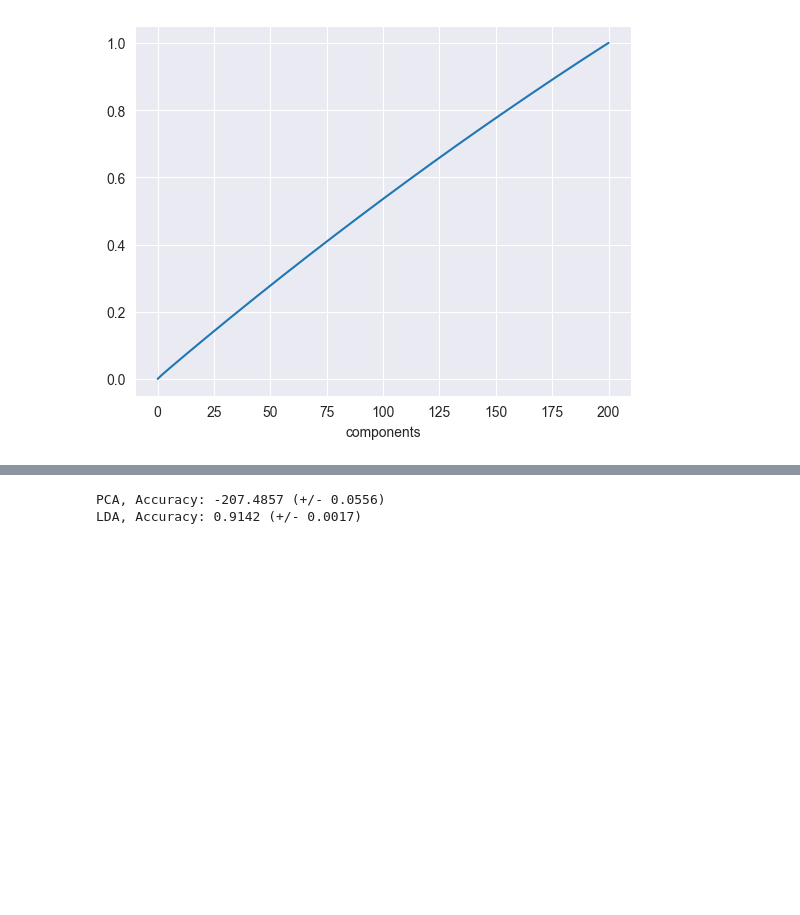
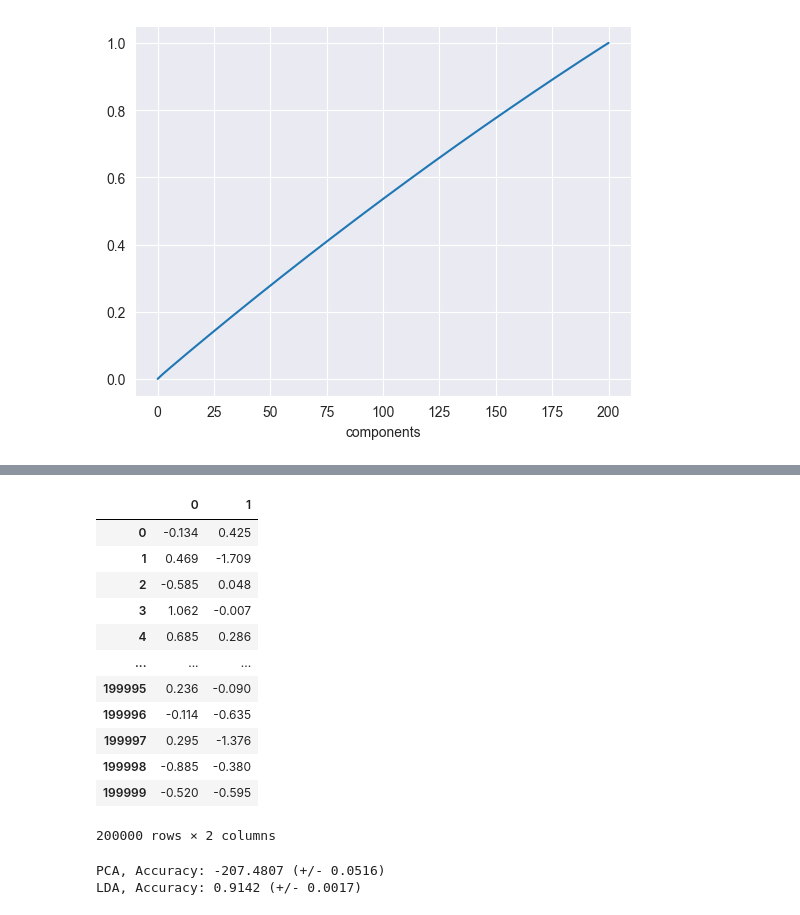
Before and after one commit to Shreychit/MLDA2_20BIT0202, a Jupyter notebook: DA2ML_20BIT0202.ipynb, the cells around one changed output, grey strips where cells are left out. Saved outputs shown, nothing was run; the diff lists cells and outputs as text; code cells hidden in the pictures; blank space fills up the shorter version.

```diff
--- a/DA2ML_20BIT0202.ipynb
+++ b/DA2ML_20BIT0202.ipynb
@@ -187,4 +187,27 @@ plt.show()
+# %%
+from sklearn.decomposition import PCA
+import pandas as pd
+pca = PCA(n_components = 2) # 2D PCA for the plot
+reduced = pd.DataFrame(pca.fit_transform(X_train))
+reduced
+# %% [output]
+|  | 0 | 1 |
+| 0 | -0.134 | 0.425 |
+| 1 | 0.469 | -1.709 |
+| 2 | -0.585 | 0.048 |
+| 3 | 1.062 | -0.007 |
+| 4 | 0.685 | 0.286 |
+| ... | ... | ... |
+| 199995 | 0.236 | -0.090 |
+| 199996 | -0.114 | -0.635 |
+| 199997 | 0.295 | -1.376 |
+| 199998 | -0.885 | -0.380 |
+| 199999 | -0.520 | -0.595 |
+200000 rows × 2 columns
 # %%
+from sklearn.decomposition import PCA
+from sklearn.model_selection import StratifiedKFold  # Import StratifiedKFold
+from sklearn.model_selection import cross_val_score
 skf = StratifiedKFold(n_splits=5, shuffle=True, random_state=42)
 
 scores = cross_val_score(pca, X_train, Y_train, cv=skf)
@@ -193,5 +216,5 @@ print("PCA, Accuracy: %0.4f (+/- %0.4f)" % (scores.mean(), scores.std() * 2))
 scores = cross_val_score(lda, X_train, Y_train, cv=skf) # max components is (classes - 1)
 print("LDA, Accuracy: %0.4f (+/- %0.4f)" % (scores.mean(), scores.std() * 2))
 # %% [output]
-PCA, Accuracy: -207.4857 (+/- 0.0556)
+PCA, Accuracy: -207.4807 (+/- 0.0516)
 LDA, Accuracy: 0.9142 (+/- 0.0017)
```
Also changed, not shown: parts of 2 cells of this notebook.
